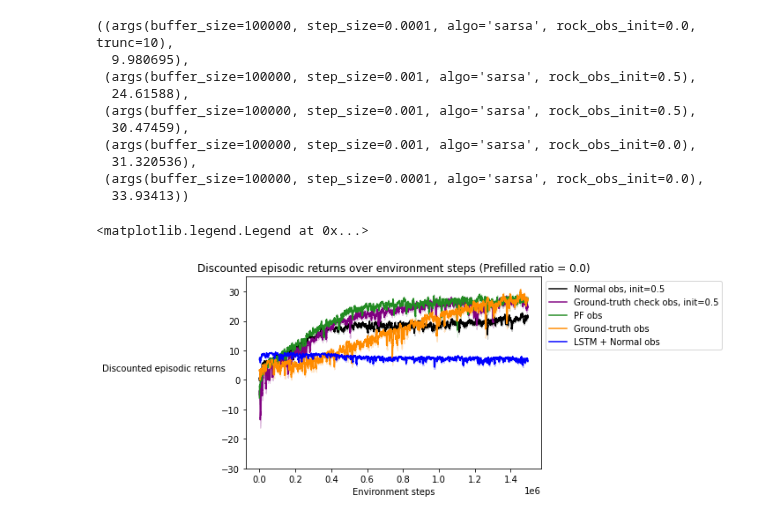
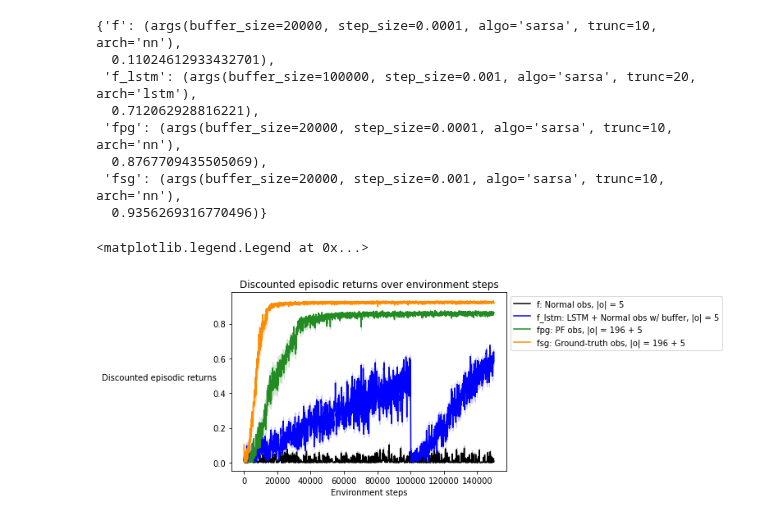
Before and after one commit to taodav/aux-inputs, a Jupyter notebook: analysis/plot_results_r_lstm.ipynb, the cells around one changed output. Cells and saved outputs as stored; diff of their text form; code cells hidden in the pictures.

```diff
--- a/analysis/plot_results_r_lstm.ipynb
+++ b/analysis/plot_results_r_lstm.ipynb
@@ -123,2 +113,6 @@ rsg_max_over = get_eps_max_over(rsg_data, eps_max_over)
 # %%
-rg_lstm_max_over
+f_nns = list(filter(lambda x: x[0].arch == 'nn', all_max_over['f']))
+f_lstms = list(filter(lambda x: x[0].arch == 'lstm', all_max_over['f']))
+
+all_max_over['f'] = f_nns
+all_max_over['f_lstm'] = f_lstms
@@ -144,48 +119,40 @@ rg_lstm_max_over
 # %%
 # Get the best hyperparams based on the final 100 episodes
-rg_lstm_best = sorted(rg_lstm_max_over, key=lambda x : x[1], reverse=True)[0]
-rg_best = sorted(rg_max_over, key=lambda x : x[1], reverse=True)[0]
-rxg_best = sorted(rxg_max_over, key=lambda x : x[1], reverse=True)[0]
-rpg_best = sorted(rpg_max_over, key=lambda x : x[1], reverse=True)[0]
-rsg_best = sorted(rsg_max_over, key=lambda x : x[1], reverse=True)[0]
+all_best = {}
+for key, v in all_max_over.items():
+    all_best[key] = sorted(v, key=lambda x : x[1], reverse=True)[0]
 
-rg_lstm_best, rg_best, rxg_best, rpg_best, rsg_best
+all_best
 # %% [output]
-((args(buffer_size=100000, step_size=0.0001, algo='sarsa', rock_obs_init=0.0, trunc=10),
-  9.980695),
- (args(buffer_size=100000, step_size=0.001, algo='sarsa', rock_obs_init=0.5),
-  24.61588),
- (args(buffer_size=100000, step_size=0.001, algo='sarsa', rock_obs_init=0.5),
-  30.47459),
- (args(buffer_size=100000, step_size=0.001, algo='sarsa', rock_obs_init=0.0),
-  31.320536),
- (args(buffer_size=100000, step_size=0.0001, algo='sarsa', rock_obs_init=0.0),
-  33.93413))
+{'f': (args(buffer_size=20000, step_size=0.0001, algo='sarsa', trunc=10, arch='nn'),
+  0.11024612933432701),
+ 'f_lstm': (args(buffer_size=100000, step_size=0.001, algo='sarsa', trunc=20, arch='lstm'),
+  0.712062928816221),
+ 'fpg': (args(buffer_size=20000, step_size=0.0001, algo='sarsa', trunc=10, arch='nn'),
+  0.8767709435505069),
+ 'fsg': (args(buffer_size=20000, step_size=0.001, algo='sarsa', trunc=10, arch='nn'),
+  0.9356269316770496)}
 # %%
 # Now we map our discounted episodic rewards back to steps. We assign the discounted reward achieved at the
 # end of and episode to each timestep within the episode
 
 
-def map_dis_rew_to_steps(data, w=1000, trunc=1e6):
+def map_dis_rew_to_steps(data, w=100, trunc=1e6):
     all_seeds = []
-    for lengths, dis_rews in data:
+    for lengths, dis_rews, _ in data:
         current_seed = []
         for length, dis_rew in zip(lengths, dis_rews):
             current_seed.append(np.zeros(length) + dis_rew)
         all_seeds.append(moving_avg(np.concatenate(current_seed)[:trunc], w=w))
     return np.array(all_seeds)
 # %%
-trunc = int(1.5e6)
-w = 5000
-
-rg_lstm_best_data = rg_lstm_data[rg_lstm_best[0]]
-rg_best_data = rg_data[rg_best[0]]
-rxg_best_data = rxg_data[rxg_best[0]]
-rpg_best_data = rpg_data[rpg_best[0]]
-rsg_best_data = rsg_data[rsg_best[0]]
-
-mapped_rg_lstm = map_dis_rew_to_steps(rg_lstm_best_data, trunc=trunc, w=w)
-mapped_rg = map_dis_rew_to_steps(rg_best_data, trunc=trunc, w=w)
-mapped_rxg = map_dis_rew_to_steps(rxg_best_data, trunc=trunc, w=w)
-mapped_rpg = map_dis_rew_to_steps(rpg_best_data, trunc=trunc, w=w)
-mapped_rsg = map_dis_rew_to_steps(rsg_best_data, trunc=trunc, w=w)
+trunc = int(1.5e5)
+all_mapped_data = {}
+for key, v in all_best.items():
+    arg = v[0]
+    best_data = None
+    if key == 'f_lstm':
+        best_data = raw_data['f'][arg]
+    else:
+        best_data = raw_data[key][arg]
+    all_mapped_data[key] = map_dis_rew_to_steps(best_data, trunc=trunc)
@@ -201,21 +159,24 @@ all_data = [
 # %%
-x = np.arange(mapped_rg.shape[1])
 fig, ax = plt.figure(), plt.axes()
 
 
-for key, data, color in all_data:
+for k, v in all_mapped_data.items():
+    data = v
+    key = plot_info[k]['label']
+    color = plot_info[k]['color']
+    x = np.arange(data.shape[1])
+
     means = data.mean(axis=0)
     std_err = data.std(axis=0) / data.shape[0]
 
     ax.plot(x, means, label=key, color=color)
     plt.fill_between(x, means - std_err, means + std_err,
                          color=color, alpha=0.2)
-ax.set_ylim([-30, 35])
 
 ax.set_xlabel('Environment steps')
 ax.set_ylabel(f"Discounted episodic returns", rotation=0, labelpad=65)
-ax.set_title(f'Discounted episodic returns over environment steps (Prefilled ratio = 0.0)')
+ax.set_title(f'Discounted episodic returns over environment steps')
 plt.legend(bbox_to_anchor=(1.00, 1), loc='upper left')
 # %% [output]
 <matplotlib.legend.Legend at 0x...>
-[figure, old version]
+[figure, new version]
```
Also changed, not shown: parts of 20 cells of this notebook, 4 other files.
